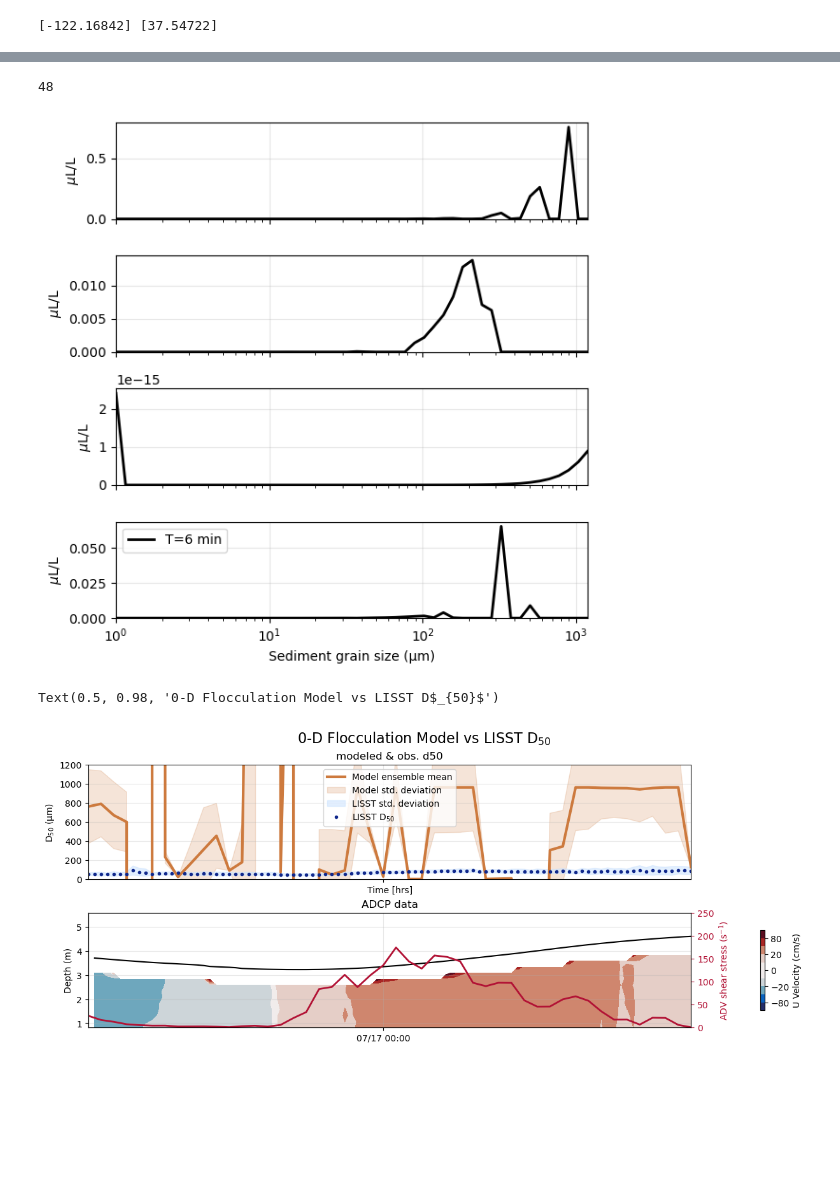
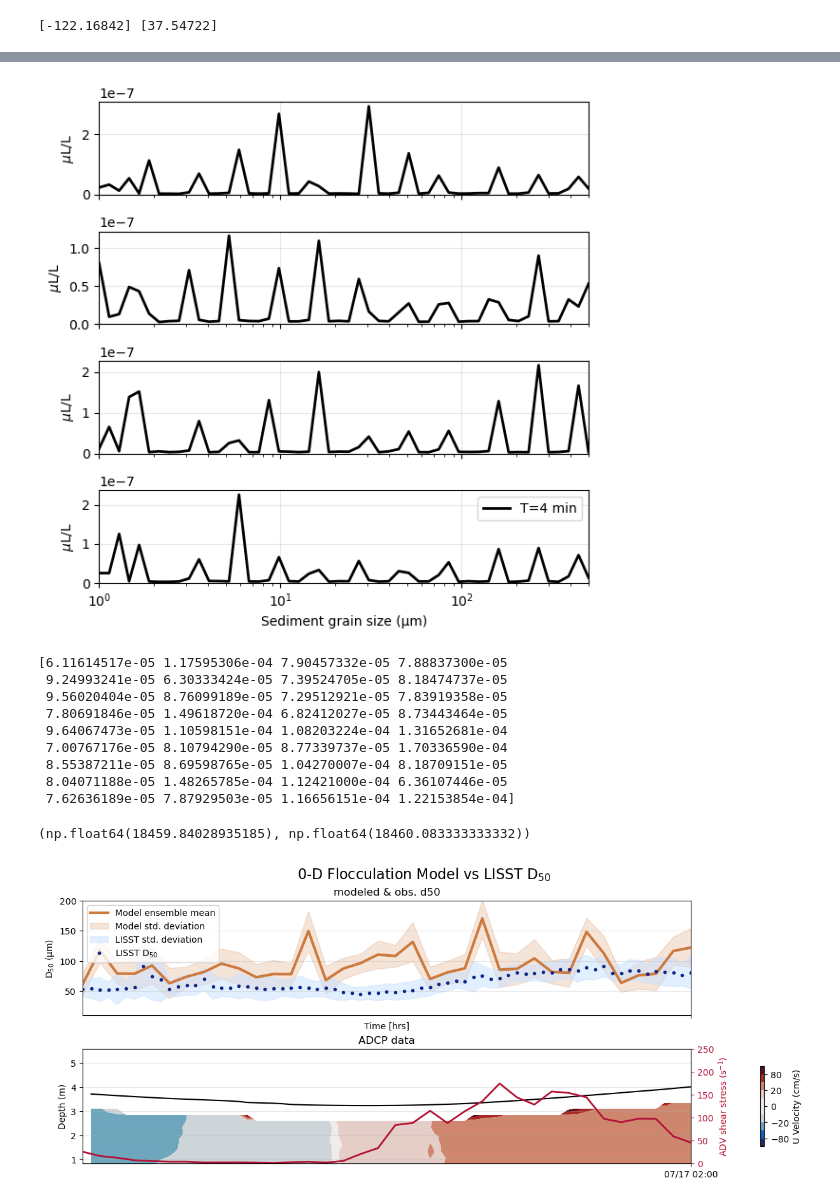
Before and after one commit to sienna-white/enkf_sediment, a Jupyter notebook: plot_floc_mod_ens.ipynb, the cells around one changed output, grey strips where cells are left out. Saved outputs shown, nothing was run; the diff lists cells and outputs as text; code cells hidden in the pictures; blank space fills up the shorter version.

```diff
--- a/plot_floc_mod_ens.ipynb
+++ b/plot_floc_mod_ens.ipynb
@@ -10,7 +10,7 @@ from scipy.integrate import cumulative_trapezoid #, trapz
 
 
 ############################## OPEN MODEL DATA ##############################
-ds = xr.open_dataset("FlocMod_ADV_G_31.nc", decode_times=False)
+ds = xr.open_dataset("FlocMod_NORMAL_1.nc", decode_times=False)
 volume = 4/3 * np.pi * (ds.Ds/2)**3
 date = pd.to_datetime("2020-07-16 20:10:01")
 ds = ds.dropna(dim="N", how="any")
@@ -212,9 +209,6 @@ if 0 :
 # %%
 fig, axs = plt.subplots(nrows=4, ncols=1, figsize=(6, 6), sharex=True, sharey=False)
 
-
-t = 50
-print(nt)
 
 for it, t in enumerate(range(0, nt, nt//4)):
     Ds = ds.Ds.values*1e6
@@ -239,8 +233,7 @@ plt.tight_layout()
 
 # fig.savefig("pdf_G=%d.png" % (G), dpi=300, bbox_inches='tight')
 # %% [output]
-48
-[figure, old version]
+[figure, new version]
 # %%
 def weighted_median_axis1(data, weights):
     # Sort the data and weights along axis 1
@@ -280,61 +273,74 @@ ax2.tick_params(axis='y', colors='#B21235')
 ax2.set_ylabel("ADV shear stress (s$^{-1}$)", color='#B21235')
 
 # Number of particles
-var = ds.ssc #.rolling(time=40).mean() # shape = (1380, 10, 250)
+var = ds.ssc #.rolling(time=10).mean() # shape = (1380, 10, 250)
 Ds_aligned = ds.Ds.values[None, :, None]
+
+var = xr.where(var < 0, 0, var)
 weights = var  *  volume
-
 # print(lds.size_class.shape)
 # print(weights.shape)
 
 mean_d = np.sum(Ds_aligned * weights, axis=1) / np.sum(weights, axis=1)
 std_ = mean_d.std(axis=1)
-# assert(False)
+
 ################## MODELLED D50 ##################
 mean_d = np.median(mean_d, axis=1)
 ax.plot(mtime, mean_d*1e6, color='#CD7A3E', linewidth=3, label="Model ensemble mean")
 ax.fill_between(mtime, np.squeeze(mean_d-std_)*1e6, np.squeeze(mean_d+std_)*1e6, color="#CD7A3E", alpha=0.2, label="Model std. deviation")
-
+print(mean_d)
 ################## FORMAT AXES ##################
 ax.grid(alpha=0.3)
 ax.set_xlabel("Time [hrs]")
 ax.set_ylabel("D$_{50}$ (µm)")
-ax.set_ylim(10, 800)
+ax.set_ylim(10, 200)
 
 
 ################## LISST DATA ##################
 d50 = lds['D50'].isel(depth=0)
 stds = lds['D50'].std(axis=1)
 d50 = lds['D50'].mean(axis=1)
 
 ax.fill_between(ldates, np.squeeze(d50-stds), np.squeeze(d50+stds), color='#CBE2FE', alpha=0.55, label="LISST std. deviation")
 ax.plot(ldates, d50, 'o', color='#10288C', label="LISST D$_{50}$", markersize=3)
 format_date_ax(ax, 12)
-ax.set_ylim(0, 1200)
+# ax.set_ylim(0, 200)
 
 # Add ADCP
 h = axs[1].contourf(rtime, -adcp_z + offset, adcp_u.T, cmap=cmo.cm.balance, levels=levels)
 plt.colorbar(h, label='U Velocity (cm/s)', shrink=0.7)
 axs[1].grid(alpha=0.3)
 depths =  np.squeeze(adcp.P_1.values) #+ 0.41
 axs[1].plot(rtime, depths, color='k', label='Depth')
 axs[1].set_ylabel("Depth (m)")
 axs[0].legend()
 
 
 axs[0].set_title("modeled & obs. d50")
 
 axs[1].set_title("ADCP data")
 
 ax.set_xlim(mtime[0], mtime[-1])
 plt.suptitle("0-D Flocculation Model vs LISST D$_{50}$", fontsize=16)
+
+ax.set_xlim(mtime[0], mtime[-1])
+
 # ax.set_yscale('log')
 # ax.set_title("Shear = %d s$^{-1}$" % G)
 
 # fig.savefig("validation.png" % (G), dpi=300, bbox_inches='tight')
 # %% [output]
-Text(0.5, 0.98, '0-D Flocculation Model vs LISST D$_{50}$')
+[6.11614517e-05 1.17595306e-04 7.90457332e-05 7.88837300e-05
+ 9.24993241e-05 6.30333424e-05 7.39524705e-05 8.18474737e-05
+ 9.56020404e-05 8.76099189e-05 7.29512921e-05 7.83919358e-05
+ 7.80691846e-05 1.49618720e-04 6.82412027e-05 8.73443464e-05
+ 9.64067473e-05 1.10598151e-04 1.08203224e-04 1.31652681e-04
+ 7.00767176e-05 8.10794290e-05 8.77339737e-05 1.70336590e-04
+ 8.55387211e-05 8.69598765e-05 1.04270007e-04 8.18709151e-05
+ 8.04071188e-05 1.48265785e-04 1.12421000e-04 6.36107446e-05
+ 7.62636189e-05 7.87929503e-05 1.16656151e-04 1.22153854e-04]
+(np.float64(18459.84028935185), np.float64(18460.083333333332))
-[figure, old version]
+[figure, new version]
 # %%
 # LISST size classes // append last element
 x = lds.size_class.values
```
Also changed, not shown: parts of 11 cells of this notebook, 29 other files.
